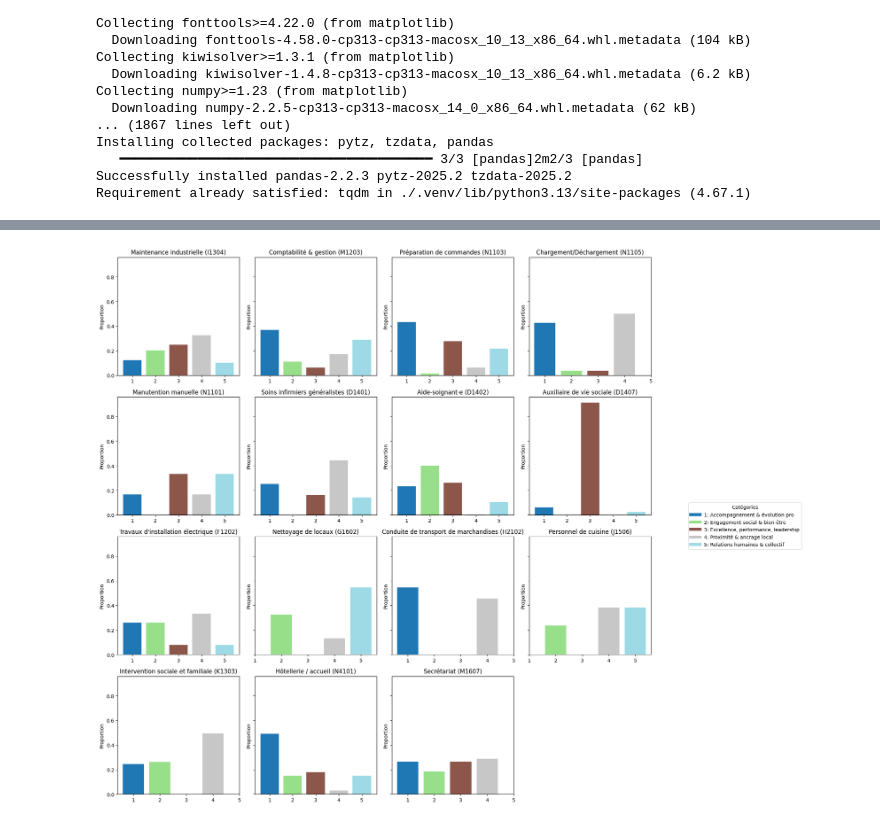
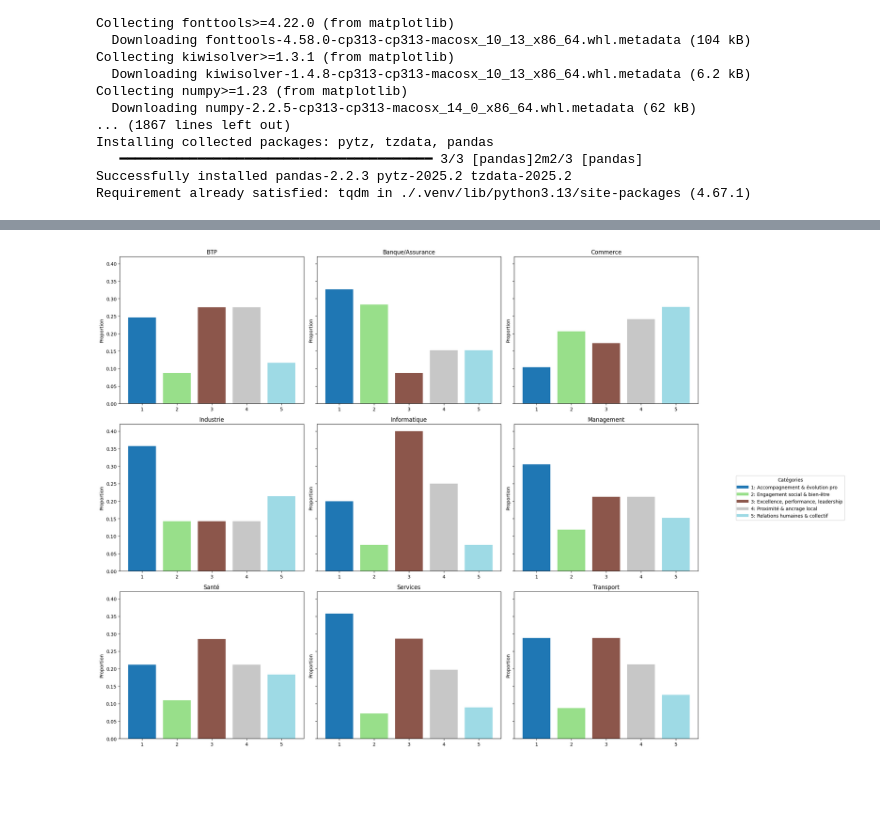
Before and after one commit to philipaslls/statapp, a Jupyter notebook: graphique.ipynb, the cells around one changed output, grey strips where cells are left out. Saved outputs shown, nothing was run; the diff lists cells and outputs as text; code cells hidden in the pictures; blank space fills up the shorter version.

```diff
--- a/graphique.ipynb
+++ b/graphique.ipynb
@@ -142,70 +181,99 @@ plt.show()
 # %%
-# Conversion et mapping
+# Conversion et nettoyage des données
 df['catégories'] = pd.to_numeric(df['catégories'], errors='coerce')
+df['salary_hourly_mean'] = pd.to_numeric(df['salary_hourly_mean'], errors='coerce')
+
+
 df['catégorie_label'] = df['catégories'].map(category_labels)
-df['salary_hourly_mean'] = pd.to_numeric(df['salary_hourly_mean'], errors='coerce')
-filtered_rome_data = df.dropna(subset=['job_ROME_code', 'catégorie_label'])
 
-# Dictionnaire des labels simplifiés
-rome_labels = {
-    'I1304': "Maintenance industrielle",
-    'M1203': "Comptabilité & gestion",
-    'N1103': "Préparation de commandes",
-    'N1105': "Chargement/Déchargement",
-    'N1101': "Manutention manuelle",
-    'D1401': "Soins infirmiers généralistes",
-    'D1402': "Aide-soignant·e",
-    'D1407': "Auxiliaire de vie sociale",
-    'F1202': "Travaux d'installation électrique",
-    'G1602': "Nettoyage de locaux",
-    'H2102': "Conduite de transport de marchandises",
-    'J1506': "Personnel de cuisine",
-    'K1303': "Intervention sociale et familiale",
-    'N4101': "Hôtellerie / accueil",
-    'M1607': "Secrétariat"
+# Dictionnaire de correspondance simplifié des préfixes ROME à des secteurs d'activité
+rome_to_sector = {
+    'A': 'Agriculture',
+    'B': 'Pêche et aquaculture',
+    'C': 'Industrie',
+    'D': 'Santé',
+    'E': 'Action sociale',
+    'F': 'BTP',
+    'G': 'Commerce',
+    'H': 'Transport et logistique',
+    'I': 'Informatique / Télécoms',
+    'J': 'Tourisme / Hôtellerie / Restauration',
+    'K': 'Banque / Assurance / Immobilier',
+    'L': 'Sécurité / Armée / Police',
+    'M': 'Management / Administration / RH / Marketing',
+    'N': 'Services à la personne / Propreté / Aide à domicile',
+    'P': 'Éducation / Formation',
+    'R': 'Culture / Sport / Loisirs',
+    'S': 'Fonctions publiques / Collectivités'
 }
 
-codes = list(rome_labels.keys())
+# Extraire la première lettre du code ROME pour déterminer le secteur
+df['secteur_activite'] = df['job_ROME_code'].str[0].map(rome_to_sector)
+
+
+# Nettoyage : garder les données avec code ROME et catégorie
+filtered_rome_data = df.dropna(subset=['job_ROME_code', 'catégorie_label', 'secteur_activite'])
+
+# Dictionnaire des secteurs d'activité simples
+sector_labels = {
+    'Informatique / Télécoms': "Informatique",
+    'Santé': "Santé",
+    'Industrie': "Industrie",
+    'Management / Administration / RH / Marketing': "Management",
+    'BTP': "BTP",
+    'Commerce': "Commerce",
+    'Services à la personne / Propreté / Aide à domicile': "Services",
+    'Transport et logistique': "Transport",
+    'Banque / Assurance / Immobilier': "Banque/Assurance",
+    'Éducation / Formation': "Éducation",
+    'Culture / Sport / Loisirs': "Culture",
+}
+
+# Filtrer les données selon les secteurs d'intérêt
+filtered_rome_data['secteur_simplifie'] = filtered_rome_data['secteur_activite'].map(sector_labels)
+filtered_rome_data = filtered_rome_data.dropna(subset=['secteur_simplifie'])
 
 # Détection des catégories uniques et mapping vers numéros et couleurs
 categories = sorted(filtered_rome_data['catégorie_label'].unique())
 num_categories = len(categories)
 colors = plt.cm.tab20(np.linspace(0, 1, num_categories))
 cat_to_num = {cat: i for i, cat in enumerate(categories, start=1)}
 cat_to_color = {cat: colors[i-1] for i, cat in enumerate(categories, start=1)}
 
-# Création des subplots
-n = len(codes)
-ncols = 4
+# Préparation des sous-graphiques
+sectors = sorted(filtered_rome_data['secteur_simplifie'].unique())
+n = len(sectors)
+ncols = 3
 nrows = (n + ncols - 1) // ncols
-fig, axes = plt.subplots(nrows, ncols, figsize=(16, 4 * nrows), sharey=True)
+fig, axes = plt.subplots(nrows, ncols, figsize=(18, 5 * nrows), sharey=True)
 axes = axes.flatten()
 
-for ax, code in zip(axes, codes):
-    data = filtered_rome_data[filtered_rome_data['job_ROME_code'] == code]
+# Création des graphiques
+for ax, sector in zip(axes, sectors):
+    data = filtered_rome_data[filtered_rome_data['secteur_simplifie'] == sector]
     dist = data['catégorie_label'].value_counts(normalize=True)
     nums = [cat_to_num[cat] for cat in dist.index]
     cols = [cat_to_color[cat] for cat in dist.index]
     ax.bar(nums, dist.values, color=cols)
-    ax.set_title(f"{rome_labels[code]} ({code})")
+    ax.set_title(sector)
     ax.set_xticks(range(1, num_categories + 1))
     ax.set_xticklabels(range(1, num_categories + 1))
     ax.set_xlabel("")
     ax.set_ylabel("Proportion")
 
 # Supprimer les subplots non utilisés
 for ax in axes[n:]:
     fig.delaxes(ax)
 
 # Légende globale
 handles = [plt.Line2D([0], [0], color=cat_to_color[cat], lw=6) for cat in categories]
 legend_labels = [f"{cat_to_num[cat]}: {cat}" for cat in categories]
 fig.legend(handles, legend_labels, title="Catégories", bbox_to_anchor=(1.05, 0.5), loc="center left")
 
 plt.tight_layout()
 plt.show()
 # %% [output]
-[figure, old version]
+[figure, new version]
 # %%
 import pandas as pd
 import geopandas as gpd
```
Also changed, not shown: parts of 8 cells of this notebook.
